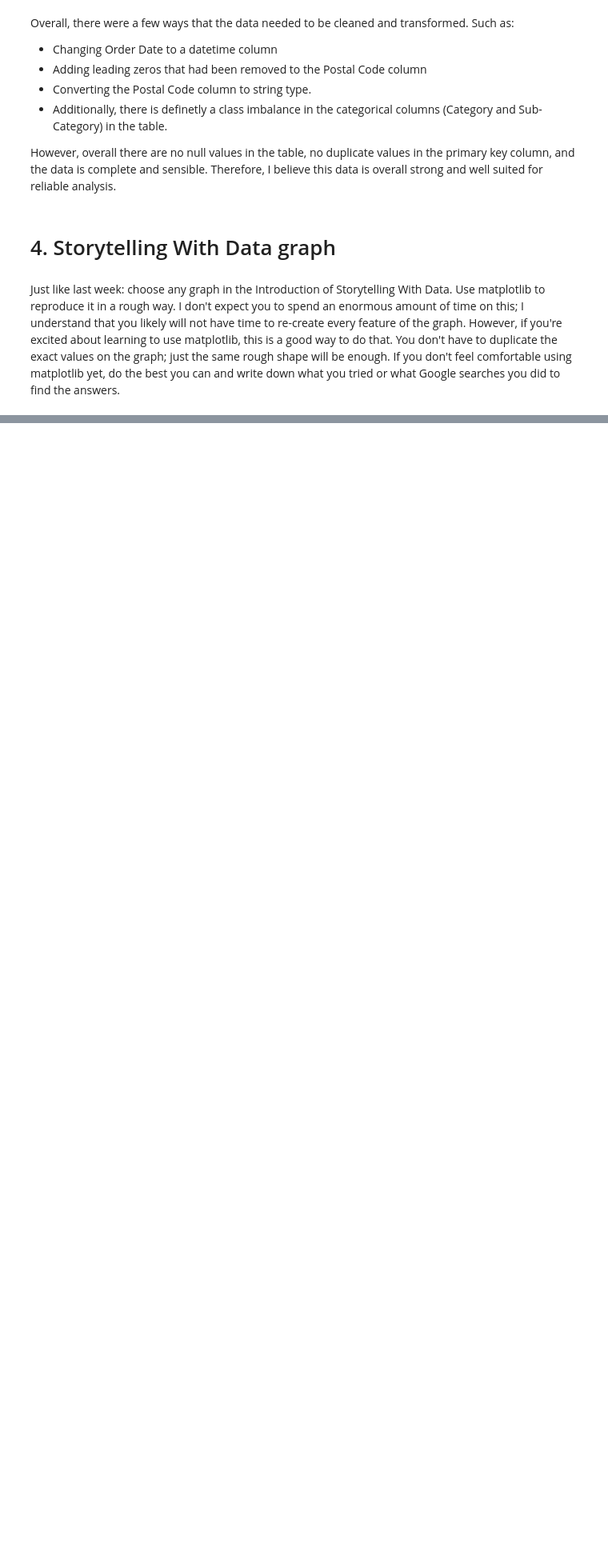
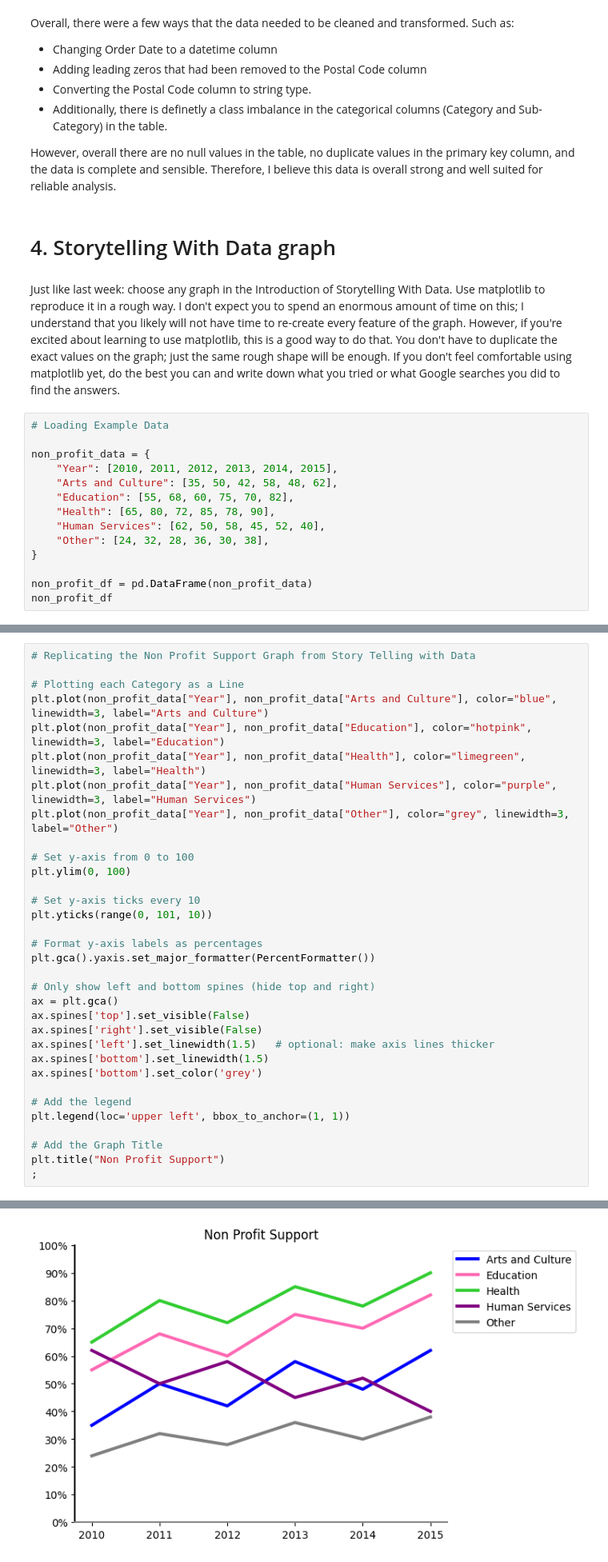
Before and after one commit to Haleymussary00/Module-B-semester-2, a Jupyter notebook: Week2.ipynb, the cells around one changed output, grey strips where cells are left out. Shown at 80% size. Drawn from its saved outputs; the diff is of its cells as text; blank space fills up the shorter version.

```diff
--- a/Week2.ipynb
+++ b/Week2.ipynb
@@ -342,3 +342,17 @@ However, overall there are no null values in the table, no duplicate values in t
 # 4. Storytelling With Data graph
 # %% [markdown]
 Just like last week: choose any graph in the Introduction of Storytelling With Data. Use matplotlib to reproduce it in a rough way. I don't expect you to spend an enormous amount of time on this; I understand that you likely will not have time to re-create every feature of the graph. However, if you're excited about learning to use matplotlib, this is a good way to do that. You don't have to duplicate the exact values on the graph; just the same rough shape will be enough.  If you don't feel comfortable using matplotlib yet, do the best you can and write down what you tried or what Google searches you did to find the answers.
+# %%
+# Loading Example Data
+
+non_profit_data = {
+    "Year": [2010, 2011, 2012, 2013, 2014, 2015],
+    "Arts and Culture": [35, 50, 42, 58, 48, 62],
+    "Education": [55, 68, 60, 75, 70, 82],
+    "Health": [65, 80, 72, 85, 78, 90],
+    "Human Services": [62, 50, 58, 45, 52, 40],
+    "Other": [24, 32, 28, 36, 30, 38],
+}
+
+non_profit_df = pd.DataFrame(non_profit_data)
+non_profit_df
@@ -344,0 +371,34 @@ Just like last week: choose any graph in the Introduction of Storytelling With D
+# %%
+# Replicating the Non Profit Support Graph from Story Telling with Data
+
+# Plotting each Category as a Line
+plt.plot(non_profit_data["Year"], non_profit_data["Arts and Culture"], color="blue", linewidth=3, label="Arts and Culture")
+plt.plot(non_profit_data["Year"], non_profit_data["Education"], color="hotpink", linewidth=3, label="Education")
+plt.plot(non_profit_data["Year"], non_profit_data["Health"], color="limegreen", linewidth=3, label="Health")
+plt.plot(non_profit_data["Year"], non_profit_data["Human Services"], color="purple", linewidth=3, label="Human Services")
+plt.plot(non_profit_data["Year"], non_profit_data["Other"], color="grey", linewidth=3, label="Other")
+
+# Set y-axis from 0 to 100
+plt.ylim(0, 100)
+
+# Set y-axis ticks every 10
+plt.yticks(range(0, 101, 10))
+
+# Format y-axis labels as percentages
+plt.gca().yaxis.set_major_formatter(PercentFormatter())
+
+# Only show left and bottom spines (hide top and right)
+ax = plt.gca()
+ax.spines['top'].set_visible(False)
+ax.spines['right'].set_visible(False)
+ax.spines['left'].set_linewidth(1.5)   # optional: make axis lines thicker
+ax.spines['bottom'].set_linewidth(1.5)
+ax.spines['bottom'].set_color('grey')
+
+# Add the legend
+plt.legend(loc='upper left', bbox_to_anchor=(1, 1))
+
+# Add the Graph Title
+plt.title("Non Profit Support")
+;
+# %% [output]
@@ -344,0 +406 @@ Just like last week: choose any graph in the Introduction of Storytelling With D
+[figure, added]
```
Also changed, not shown: parts of 3 cells of this notebook.
